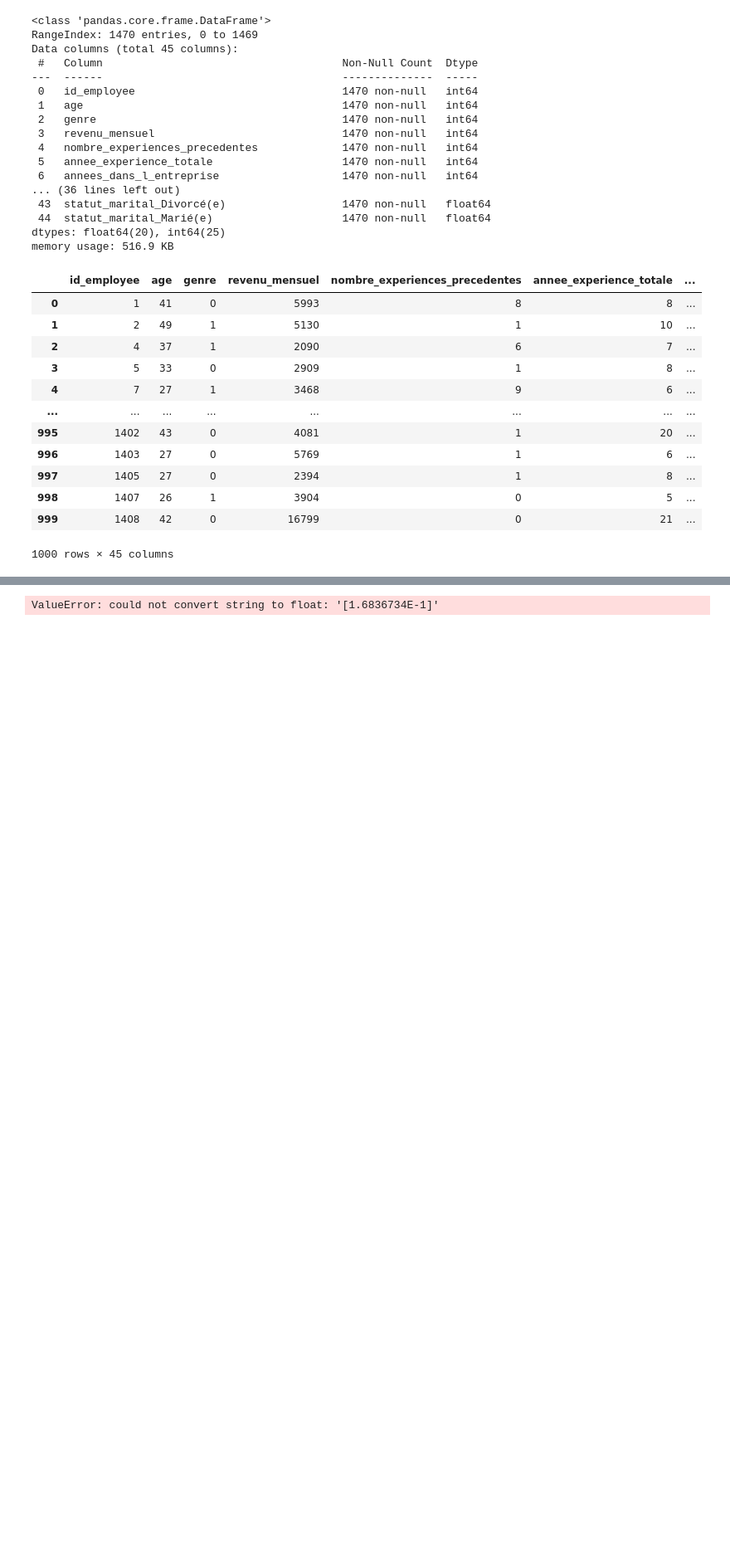
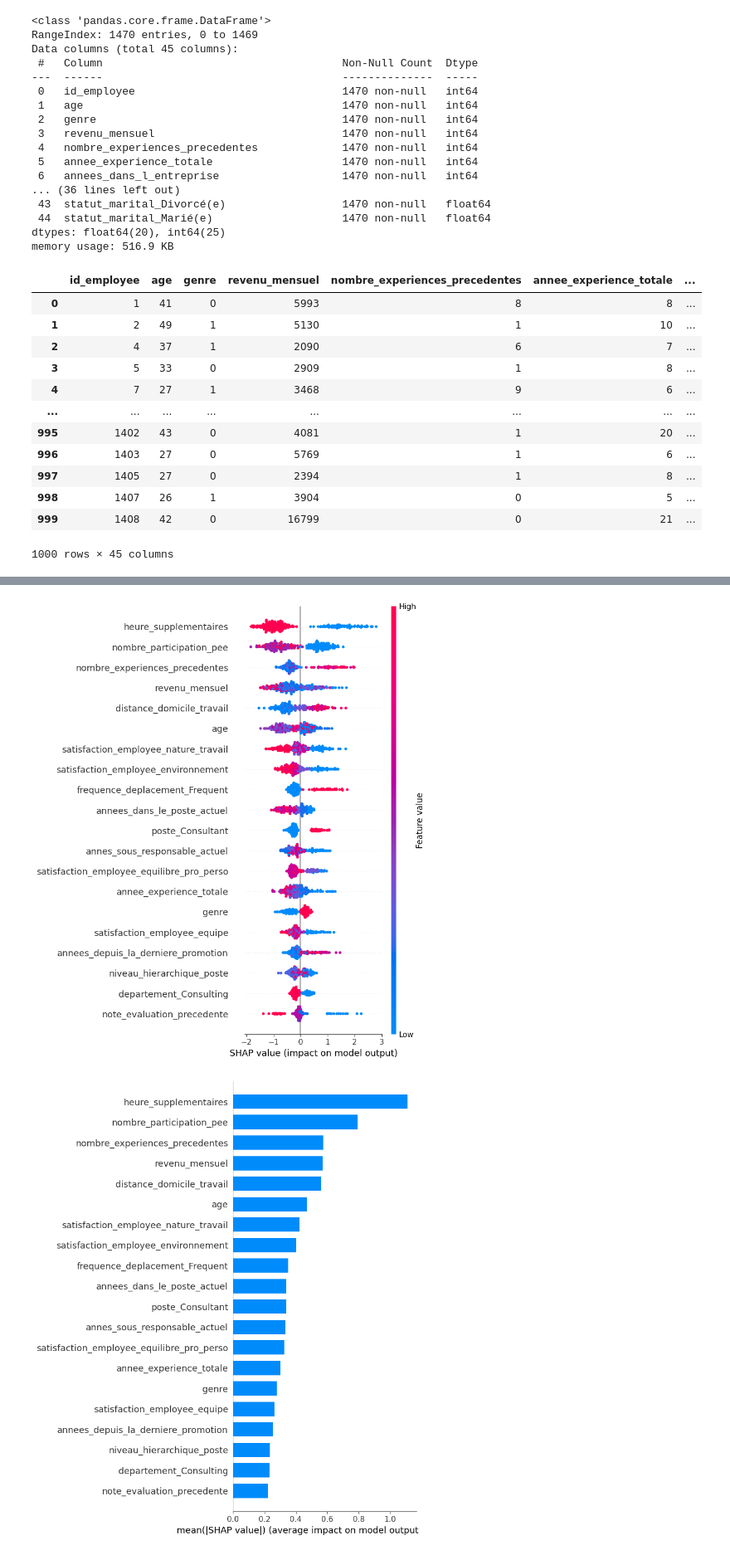
Before and after one commit to Soct/formation_OC, a Jupyter notebook: projet_4/test.ipynb, the cells around one changed output, grey strips where cells are left out. Shown at 83% size. Drawn from its saved outputs; the diff is of its cells as text; code cells hidden in the pictures; blank space fills up the shorter version.

```diff
--- a/projet_4/test.ipynb
+++ b/projet_4/test.ipynb
@@ -500,13 +535,18 @@ memory usage: 516.9 KB
 # %%
 fig, ax = plt.subplots(figsize=(10, 8))
 xgb.plot_importance(model,
                     ax=ax,
                     importance_type='gain',
                     max_num_features=15, # Afficher le top 15
                     title="Importance native XGBoost (basée sur le 'Gain')")
 plt.tight_layout()
 plt.show()
+
 explainer = shap.TreeExplainer(model)
+shap_values = explainer.shap_values(X_test)
+shap.summary_plot(shap_values, X_test)
+shap.summary_plot(shap_values, X_test, plot_type="bar")
 # %% [output]
 [figure]
-ValueError: could not convert string to float: '[1.6836734E-1]'
+[figure, added]
+[figure, added]
```
Also changed, not shown: parts of 10 cells of this notebook, 2 other files.
